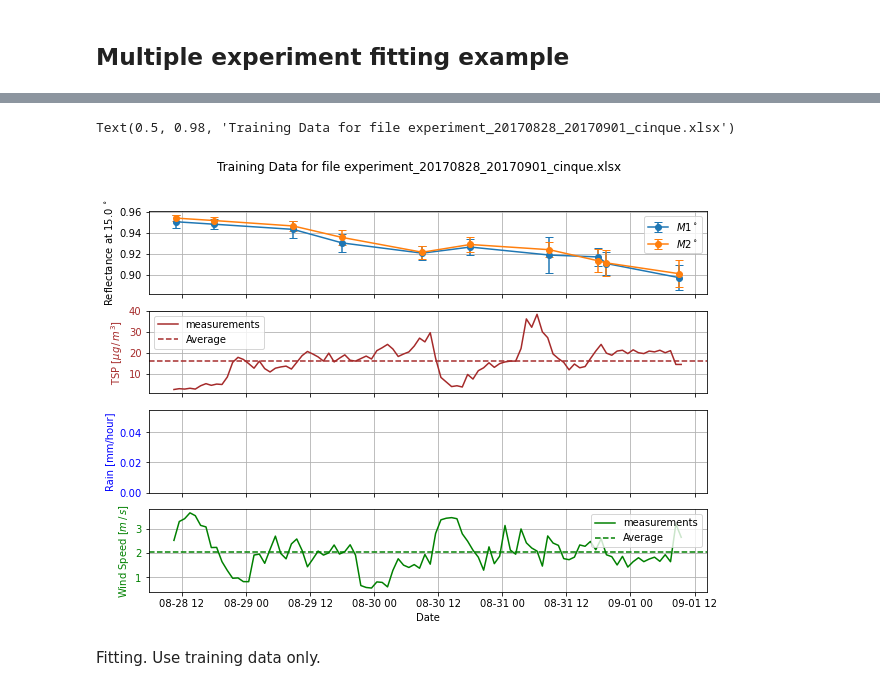
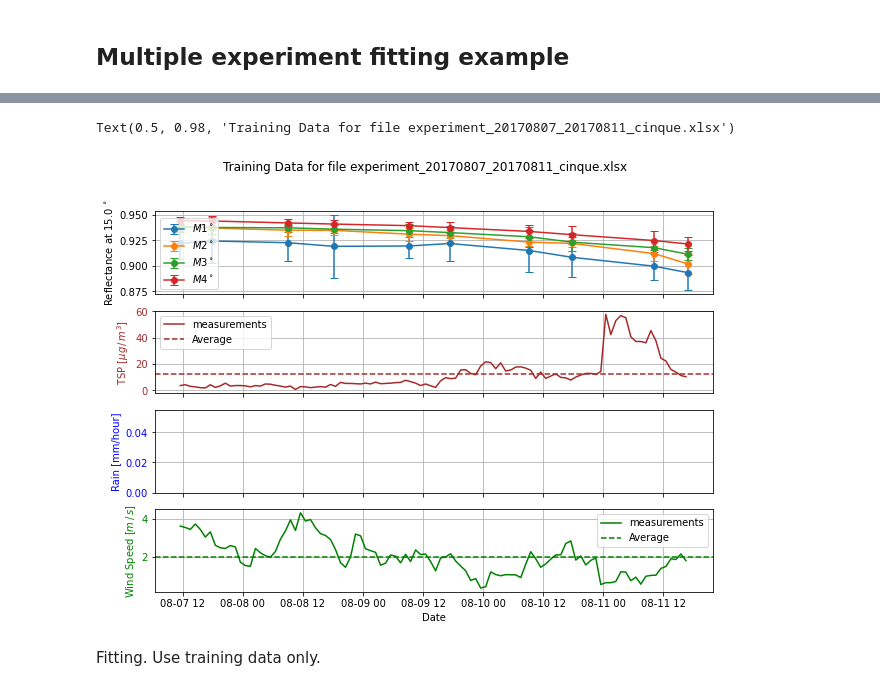
Before and after one commit to cholette/HelioSoil, a Jupyter notebook: demo_hrz0_fitting.ipynb, the cells around one changed output, grey strips where cells are left out. Saved outputs shown, nothing was run; the diff lists cells and outputs as text; code cells hidden in the pictures.

```diff
--- a/demo_hrz0_fitting.ipynb
+++ b/demo_hrz0_fitting.ipynb
@@ -30,7 +29,9 @@ parameter_file = d+"parameters_qut_experiments.xlsx"
 ## Multiple experiment fitting example
 # %%
 train_experiments = [0,1] # indices for training experiments from 0 to len(files)
-train_mirrors = ["Mirror_1","Mirror_2"] # which mirrors within the experiments are used for training
+train_mirrors = ["Mirror_1","Mirror_2","Mirror_3","Mirror_4"] # which mirrors within the experiments are used for training
+all_mirrors = ["Mirror_"+str(i+1) for i in range(5)]
+
 files_experiment = [d+files[ii] for ii in range(len(files))]
 Nfiles = len(files_experiment)
 k_factors = [k_factor]*Nfiles
@@ -45,16 +46,32 @@ incidence_angle_train = extract(incidence_angle,train_experiments)
 t = [t+1 for t in train_experiments]
 training_string = "Training: "+str(train_mirrors)+", Exp: "+str(t)
 
-imodel = smb.fitting_experiment(parameter_file)
-sim_data_train = smb.simulation_inputs(files_experiment_train,k_factors=k_factors_train,dust_types=dust_types_train)
-reflect_data_train = smb.reflectance_measurements(files_experiment_train,sim_data_train.time,number_of_measurements=9.0,\
-    reflectometer_incidence_angle=incidence_angle_train,import_tilts=True,column_names_to_import=train_mirrors)
+imodel = smf.semi_physical(parameter_file)
+sim_data_train = smb.simulation_inputs( files_experiment_train,
+                                        k_factors=k_factors_train,
+                                        dust_types=dust_types_train
+                                        )
+reflect_data_train = smb.reflectance_measurements(  files_experiment_train,
+                                                    sim_data_train.time,
+                                                    number_of_measurements=9.0,
+                                                    reflectometer_incidence_angle=incidence_angle_train,
+                                                    import_tilts=True,
+                                                    column_names_to_import=train_mirrors
+                                                    )
 
 sim_data_train,reflect_data_train = smu.trim_experiment_data(sim_data_train,reflect_data_train,training_intervals)
 
-sim_data_total = smb.simulation_inputs(files_experiment,k_factors=k_factors,dust_types=dust_types)
-reflect_data_total = smb.reflectance_measurements(files_experiment,sim_data_total.time,number_of_measurements=9.0,\
-    reflectometer_incidence_angle=incidence_angle,import_tilts=True,column_names_to_import=None)
+sim_data_total = smb.simulation_inputs( files_experiment,
+                                        k_factors=k_factors,
+                                        dust_types=dust_types
+                                        )
+reflect_data_total = smb.reflectance_measurements(  files_experiment,
+                                                    sim_data_total.time,
+                                                    number_of_measurements=9.0,
+                                                    reflectometer_incidence_angle=incidence_angle,
+                                                    import_tilts=True,
+                                                    column_names_to_import=None
+                                                    )
 # %% [output]
 Importing constants
 Importing site data (weather,time). Using dust_type = TSP, test_length = 102 hours
@@ -74,12 +91,12 @@ No rain intensity data to import.
 No relative humidity data to import.
 Importing dust properties for each experiment
 # %%
-experiment = 1
+experiment = 0
 fig,ax = smu.plot_experiment_data(sim_data_train,reflect_data_train,experiment)
 fig.suptitle(f"Training Data for file {files[experiment]}")
 # %% [output]
-Text(0.5, 0.98, 'Training Data for file experiment_20170828_20170901_cinque.xlsx')
+Text(0.5, 0.98, 'Training Data for file experiment_20170807_20170811_cinque.xlsx')
-[figure, old version]
+[figure, new version]
 # %% [markdown]
 Fitting. Use training data only.
 # %%
```
Also changed, not shown: parts of 11 cells of this notebook, 4 other files.
